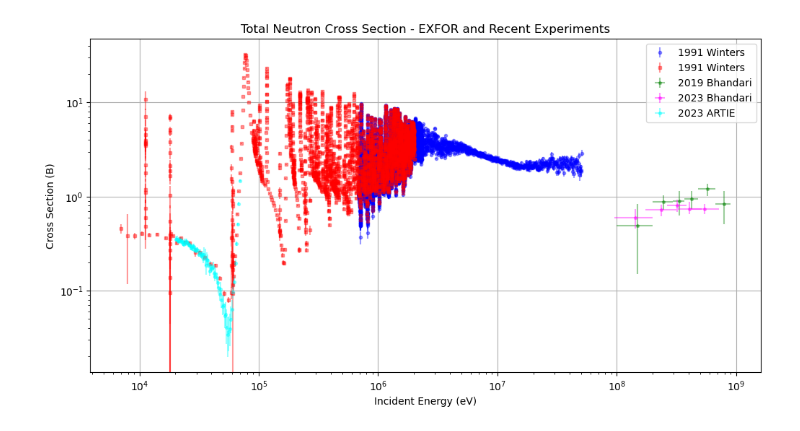
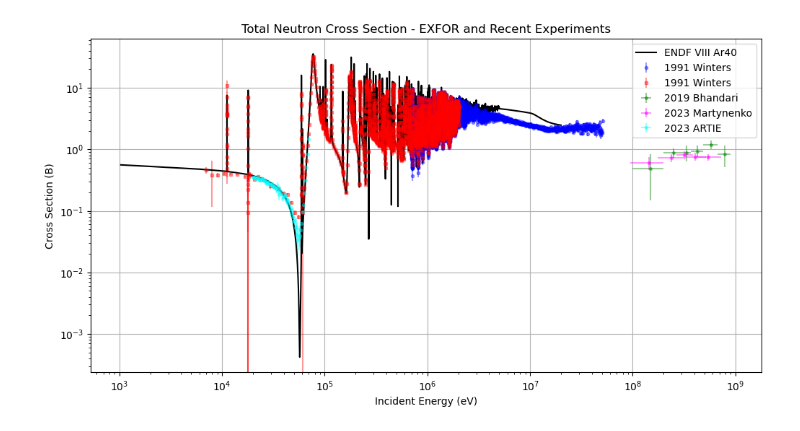
Before and after one commit to YashBezawada/random_scripts, a Jupyter notebook: test2.ipynb, the cells around one changed output. Drawn from its saved outputs; the diff is of its cells as text; code cells hidden in the pictures.

```diff
--- a/test2.ipynb
+++ b/test2.ipynb
@@ -3,6 +3,26 @@ import pandas as pd
 import matplotlib.pyplot as plt
 import numpy as np
 # import ROOT
+
+ar_data_path = 'Ar40_tot_xsec.txt'
+min_energy = 1000 #eV
+
+def extract_xsec(file_path):
+    e_arr = []
+    xsec_arr = []
+    with open(file_path, 'r') as text_file:
+        for line in text_file:
+            values = line.split()
+            if values[0] == '#E,eV':
+                continue
+            if values[0] == '#END':
+                break
+            if float(values[0]) < min_energy:
+                continue
+            e_arr.append(float(values[0]))
+            xsec_arr.append(float(values[1]))
+
+    return e_arr, xsec_arr
 
 # Read CSV file into a DataFrame
 data_1 = pd.read_csv('/home/yash/Downloads/13501002.csv')
@@ -47,22 +67,26 @@ y_artie_err_low = artie_data['xsec err low (B)']
 y_artie_err_up = artie_data['xsec err high (B)']
 x_artie_err = np.array([x_artie_err_low, x_artie_err_up])
 y_artie_err = np.array([y_artie_err_low, y_artie_err_up])
+
+#endf
+ar_e_arr, ar_xsec_arr = extract_xsec(ar_data_path)
 # %%
 # Plot the scatter plot
 plt.figure(figsize=(12, 6))
 plt.errorbar(x_values_1, y_values_1, yerr=y_err_1, marker='o', markersize=3., linestyle = "", color='blue', alpha=0.4, label='1991 Winters')
 plt.errorbar(x_values_2, y_values_2, yerr=y_err_2, marker='s', markersize=3., linestyle = "", color='red', alpha=0.4, label='1991 Winters')
 plt.errorbar(bin_centers_3, y_values_3, xerr=x_err_3, yerr=y_err_3, marker='p', markersize=3., linestyle = "", color='green', alpha=0.4, label='2019 Bhandari')
 plt.errorbar(x_values_4*1e6, y_values_4, xerr=x_err_4*1e6, yerr=y_err_4, marker='p', markersize=3., linestyle = "", color='magenta', alpha=0.4, label='2023 Martynenko')
 plt.errorbar(x_artie*1e3, y_artie, xerr=x_artie_err*1e3, yerr=y_artie_err, marker='8', markersize=3., linestyle = "", color='cyan', alpha=0.4, label='2023 ARTIE')
+plt.plot(ar_e_arr, ar_xsec_arr, linestyle = '-', color='black', label='ENDF VIII Ar40')
 plt.title('Total Neutron Cross Section - EXFOR and Recent Experiments')
 plt.xlabel('Incident Energy (eV)')
 plt.ylabel('Cross Section (B)')
 plt.grid(True)  # Add grid lines
 plt.xscale('log')
 plt.yscale('log')
 plt.legend()
-plt.savefig("/home/yash/test/n_Ar_xsec.png", dpi=300)
+plt.savefig("/home/yash/random_scripts/n_Ar_xsec.png", dpi=300)
 plt.show()
 # %% [output]
-[figure, old version]
+[figure, new version]
```
Also changed, not shown: parts of 1 cell of this notebook, 4 other files.
